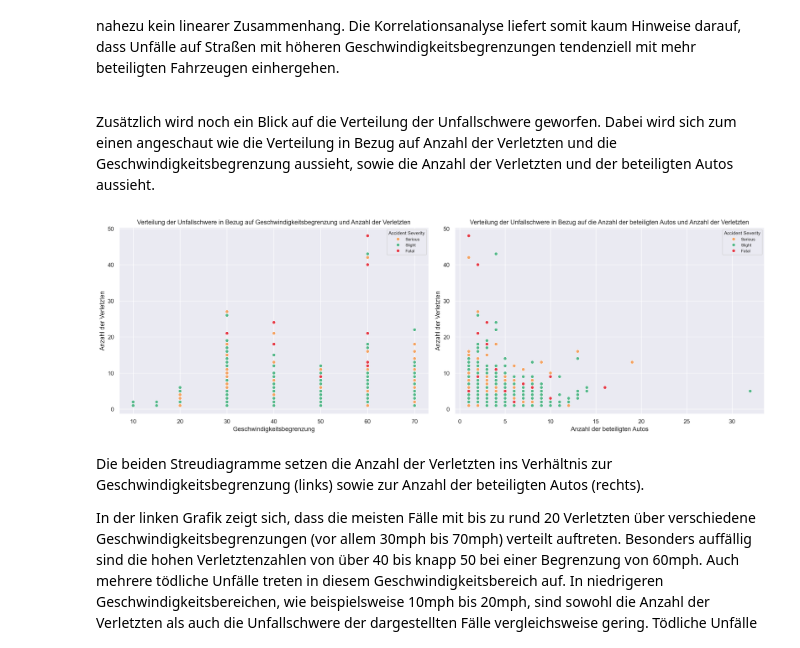
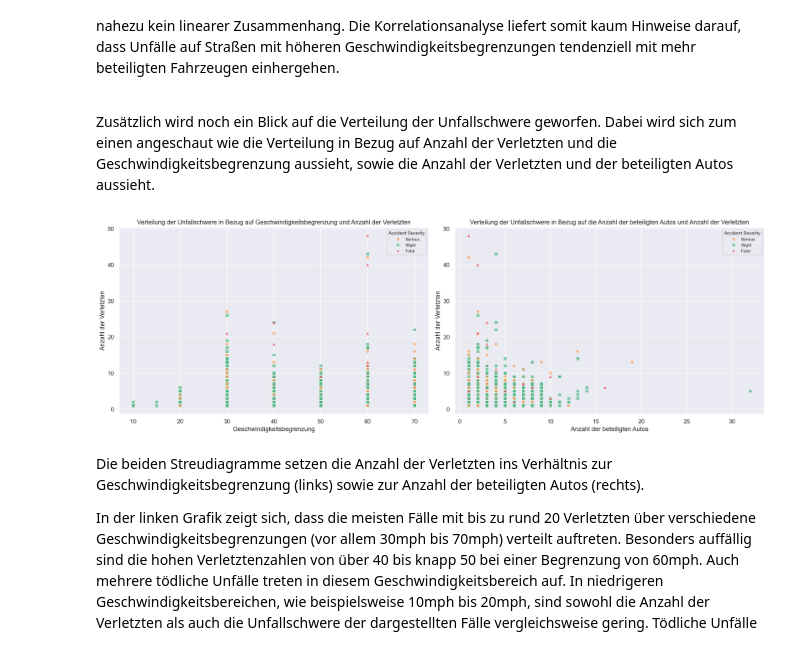
Before and after one commit to DamianM0N/Road-Accident-Dataset-deskriptive-Analyse, a Jupyter notebook: Projekt.ipynb, the cells around one changed output. Saved outputs shown, nothing was run; the diff lists cells and outputs as text; code cells hidden in the pictures.

```diff
--- a/Projekt.ipynb
+++ b/Projekt.ipynb
@@ -878,23 +878,23 @@ Zusätzlich wird noch ein Blick auf die Verteilung der Unfallschwere geworfen. D
 # %%
 fig, axes = plt.subplots(1, 2, figsize = (18, 6), dpi = 200)
 
 #Einstellungen für den ersten Plot
-ax0 = sns.scatterplot(ax = axes[0], data = df, x = "Speed_limit", y = "Number_of_Casualties", hue = "Accident_Severity", palette = farbpalette_schweregrad)
+ax0 = sns.scatterplot(ax = axes[0], data = df, x = "Speed_limit", y = "Number_of_Casualties", hue = "Accident_Severity", palette = farbpalette_schweregrad, markers = ["o", "s", "^"], style = "Accident_Severity", alpha = 0.7)
 ax0.set_xlabel("Geschwindigkeitsbegrenzung")
 ax0.set_ylabel("Anzahl der Verletzten")
 ax0.set_title("Verteilung der Unfallschwere in Bezug auf Geschwindigkeitsbegrenzung und Anzahl der Verletzten")
 sns.move_legend(ax0, "best", title = "Accident Severity", fontsize = 8, title_fontsize = 9)
 
-ax1 = sns.scatterplot(ax = axes[1], data = df, x = "Number_of_Vehicles", y = "Number_of_Casualties", hue = "Accident_Severity", palette = farbpalette_schweregrad)
+ax1 = sns.scatterplot(ax = axes[1], data = df, x = "Number_of_Vehicles", y = "Number_of_Casualties", hue = "Accident_Severity", palette = farbpalette_schweregrad, markers = ["o", "s", "^"], style = "Accident_Severity", alpha = 0.7)
 ax1.set_xlabel("Anzahl der beteiligten Autos")
 ax1.set_ylabel("Anzahl der Verletzten")
 ax1.set_title("Verteilung der Unfallschwere in Bezug auf die Anzahl der beteiligten Autos und Anzahl der Verletzten")
 sns.move_legend(ax1, "best", title = "Accident Severity", fontsize = 8, title_fontsize = 9)
 
 plt.tight_layout()
 plt.show()
 # %% [output]
-[figure, old version]
+[figure, new version]
 # %% [markdown]
 Die beiden Streudiagramme setzen die Anzahl der Verletzten ins Verhältnis zur Geschwindigkeitsbegrenzung (links) sowie zur Anzahl der beteiligten Autos (rechts).
 
```
Also changed, not shown: parts of 14 cells of this notebook.
